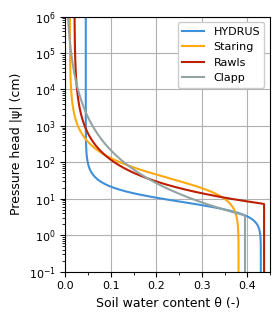
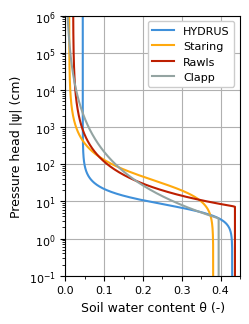
The notebook cell's code change between the first figure and the second:
--- before
+++ after
@@ -1,3 +1,3 @@
-fig, ax = plt.subplots(figsize=(2.9, 3.3), layout="tight")
+fig, ax = plt.subplots(figsize=(2.6, 3.35), layout="tight")
 pe.plot.swrc(hydrus.model, label="HYDRUS", ax=ax)
 pe.plot.swrc(staring.model, label="Staring", ax=ax)

Commit: final figure tweaking